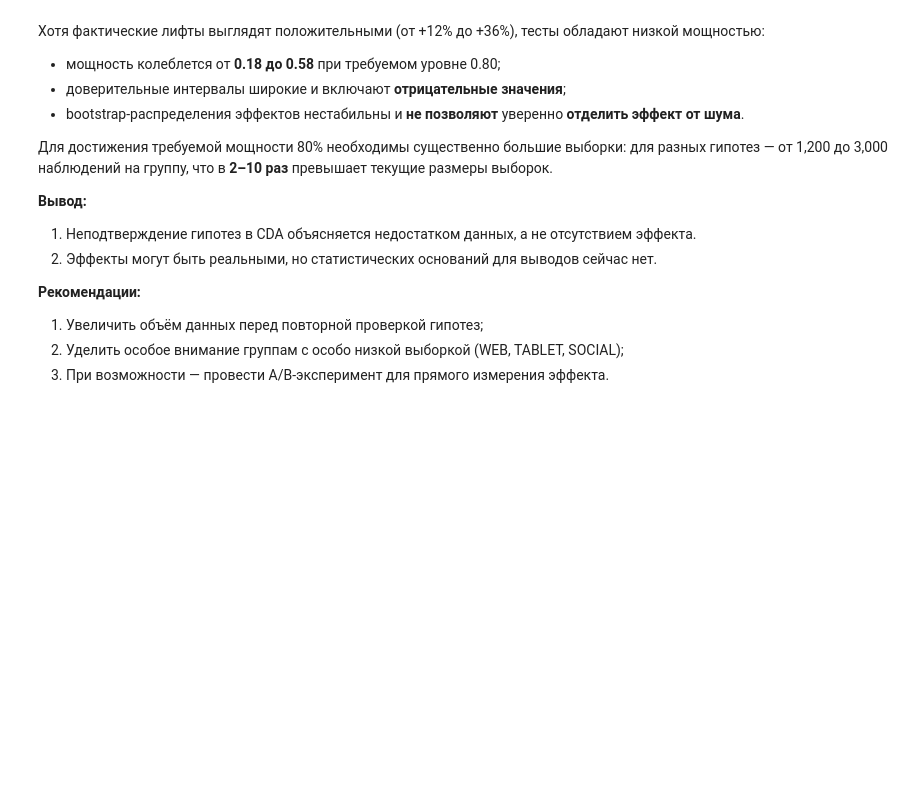
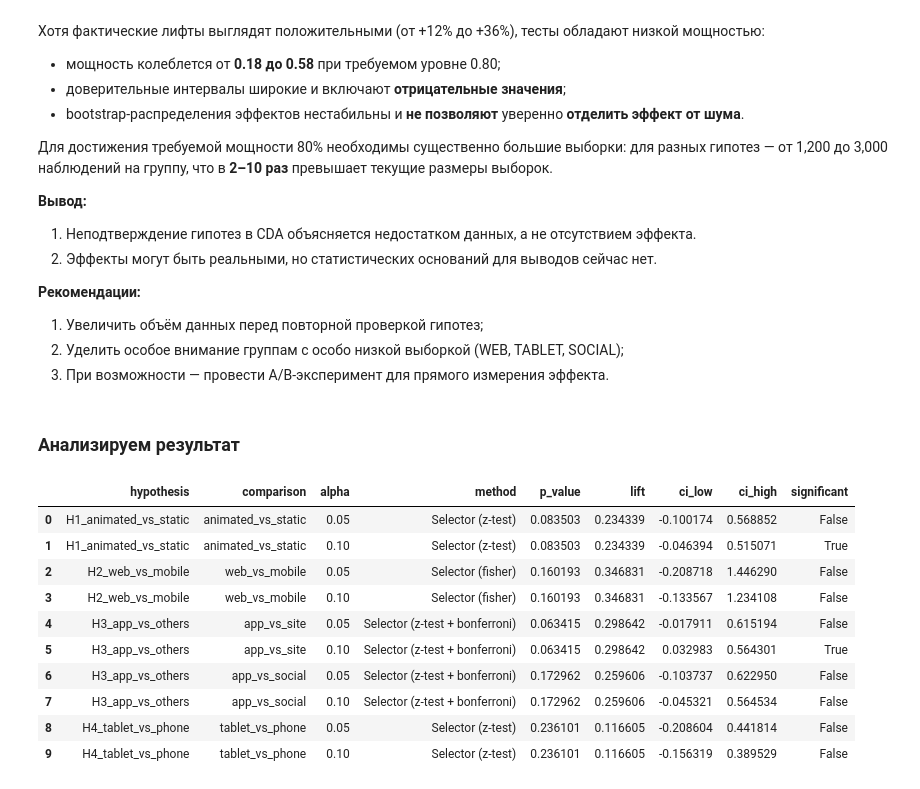
Before and after one commit to ithelga/beeline-banner-ab-test, a Jupyter notebook: notebooks/Team1_HW5_CDA_i2.ipynb, the cells around one changed output. Saved outputs shown, nothing was run; the diff lists cells and outputs as text; code cells hidden in the pictures; blank space fills up the shorter version.

```diff
--- a/notebooks/Team1_HW5_CDA_i2.ipynb
+++ b/notebooks/Team1_HW5_CDA_i2.ipynb
@@ -188,6 +190,8 @@ selector.choose_test(tablet_sw, tablet_regs, phone_sw, phone_regs)
 # %% [markdown]
 ### Проверяем гипотезы
 # %%
+from scipy.stats import norm
+
 class ZTest:
     """Z-test для сравнения двух пропорций pA > pB."""
 
@@ -196,21 +200,26 @@ class ZTest:
         p_b = succ_b / total_b
         lift = p_a / p_b - 1
 
-        # z-test
+        # Z-test (p-value не зависит от alpha)
         stat, p_value = proportions_ztest(
             [succ_a, succ_b],
             [total_a, total_b],
             alternative="larger"
         )
 
-        # CI для разницы
+        # === CI для разницы долей ===
         se = np.sqrt(
             p_a * (1 - p_a) / total_a +
             p_b * (1 - p_b) / total_b
         )
         diff = p_a - p_b
-        z = 1.645  # Для alpha=0.1 (90% CI)
-        diff_low, diff_high = diff - z * se, diff + z * se
+
+        # корректное z-критическое
+        z_crit = norm.ppf(1 - alpha / 2)
+
+        diff_low = diff - z_crit * se
+        diff_high = diff + z_crit * se
+
         ci_lift = (diff_low / p_b, diff_high / p_b)
 
         return {
@@ -931,3 +928,5 @@ Bootstrap лифт:
 1. Увеличить объём данных перед повторной проверкой гипотез;
 2. Уделить особое внимание группам с особо низкой выборкой (WEB, TABLET, SOCIAL);
 3. При возможности — провести A/B-эксперимент для прямого измерения эффекта.
+# %% [markdown]
+### Анализируем результат
@@ -933,0 +1042,19 @@ Bootstrap лифт:
+# %%
+rows = []
+for hyp in HYPOTHESES:
+    rows.extend(run_tests_simple(hyp))
+
+df_summary = pd.DataFrame(rows)
+df_summary
+# %% [output]
+|  | hypothesis | comparison | alpha | method | p_value | lift | ci_low | ci_high | significant |
+| 0 | H1_animated_vs_static | animated_vs_static | 0.05 | Selector (z-test) | 0.083503 | 0.234339 | -0.100174 | 0.568852 | False |
+| 1 | H1_animated_vs_static | animated_vs_static | 0.10 | Selector (z-test) | 0.083503 | 0.234339 | -0.046394 | 0.515071 | True |
+| 2 | H2_web_vs_mobile | web_vs_mobile | 0.05 | Selector (fisher) | 0.160193 | 0.346831 | -0.208718 | 1.446290 | False |
+| 3 | H2_web_vs_mobile | web_vs_mobile | 0.10 | Selector (fisher) | 0.160193 | 0.346831 | -0.133567 | 1.234108 | False |
+| 4 | H3_app_vs_others | app_vs_site | 0.05 | Selector (z-test + bonferroni) | 0.063415 | 0.298642 | -0.017911 | 0.615194 | False |
+| 5 | H3_app_vs_others | app_vs_site | 0.10 | Selector (z-test + bonferroni) | 0.063415 | 0.298642 | 0.032983 | 0.564301 | True |
+| 6 | H3_app_vs_others | app_vs_social | 0.05 | Selector (z-test + bonferroni) | 0.172962 | 0.259606 | -0.103737 | 0.622950 | False |
+| 7 | H3_app_vs_others | app_vs_social | 0.10 | Selector (z-test + bonferroni) | 0.172962 | 0.259606 | -0.045321 | 0.564534 | False |
+| 8 | H4_tablet_vs_phone | tablet_vs_phone | 0.05 | Selector (z-test) | 0.236101 | 0.116605 | -0.208604 | 0.441814 | False |
+| 9 | H4_tablet_vs_phone | tablet_vs_phone | 0.10 | Selector (z-test) | 0.236101 | 0.116605 | -0.156319 | 0.389529 | False |
```
Also changed, not shown: parts of 15 cells of this notebook.
